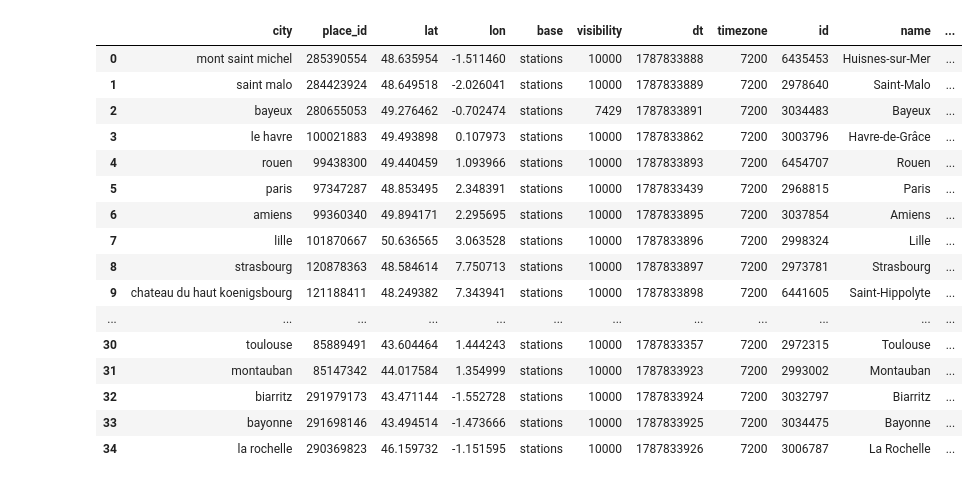
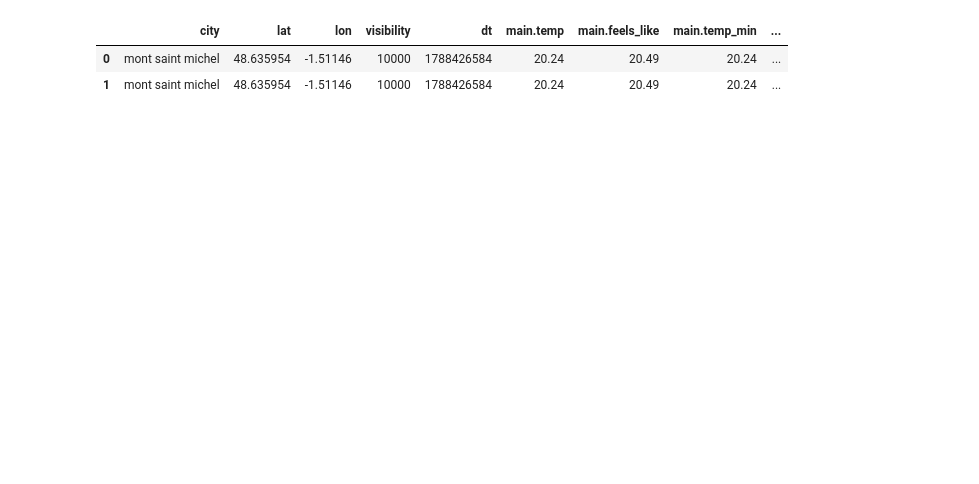
Before and after one commit to helene-mourez/jedha_kayak, a Jupyter notebook: EDA_kayak.ipynb, the cells around one changed output. Cells and saved outputs as stored; diff of their text form; code cells hidden in the pictures; blank space fills up the shorter version.

```diff
--- a/EDA_kayak.ipynb
+++ b/EDA_kayak.ipynb
@@ -7,25 +7,11 @@ import seaborn as sns
 import plotly.express as px
 import plotly.graph_objects as go
 # %%
-final_df = pd.read_csv("/Users/nicolasbour/Desktop/Projets_IA /Projets_certif/02_kayak/data/final_data_test.csv")
+final_df = pd.read_csv("/Users/nicolasbour/Desktop/Projets_IA /Projets_certif/02_kayak/data/final_data_cleaned.csv")
 # %%
 pd.set_option('display.max_columns', None)
-final_df
+final_df.head(2)
 # %% [output]
-|  | city | place_id | lat | lon | base | visibility | dt | timezone | id | name | ... |
-| 0 | mont saint michel | 285390554 | 48.635954 | -1.511460 | stations | 10000 | 1787833888 | 7200 | 6435453 | Huisnes-sur-Mer | ... |
-| 1 | saint malo | 284423924 | 48.649518 | -2.026041 | stations | 10000 | 1787833889 | 7200 | 2978640 | Saint-Malo | ... |
-| 2 | bayeux | 280655053 | 49.276462 | -0.702474 | stations | 7429 | 1787833891 | 7200 | 3034483 | Bayeux | ... |
-| 3 | le havre | 100021883 | 49.493898 | 0.107973 | stations | 10000 | 1787833862 | 7200 | 3003796 | Havre-de-Grâce | ... |
-| 4 | rouen | 99438300 | 49.440459 | 1.093966 | stations | 10000 | 1787833893 | 7200 | 6454707 | Rouen | ... |
-| 5 | paris | 97347287 | 48.853495 | 2.348391 | stations | 10000 | 1787833439 | 7200 | 2968815 | Paris | ... |
-| 6 | amiens | 99360340 | 49.894171 | 2.295695 | stations | 10000 | 1787833895 | 7200 | 3037854 | Amiens | ... |
-| 7 | lille | 101870667 | 50.636565 | 3.063528 | stations | 10000 | 1787833896 | 7200 | 2998324 | Lille | ... |
-| 8 | strasbourg | 120878363 | 48.584614 | 7.750713 | stations | 10000 | 1787833897 | 7200 | 2973781 | Strasbourg | ... |
-| 9 | chateau du haut koenigsbourg | 121188411 | 48.249382 | 7.343941 | stations | 10000 | 1787833898 | 7200 | 6441605 | Saint-Hippolyte | ... |
-| ... | ... | ... | ... | ... | ... | ... | ... | ... | ... | ... | ... |
-| 30 | toulouse | 85889491 | 43.604464 | 1.444243 | stations | 10000 | 1787833357 | 7200 | 2972315 | Toulouse | ... |
-| 31 | montauban | 85147342 | 44.017584 | 1.354999 | stations | 10000 | 1787833923 | 7200 | 2993002 | Montauban | ... |
-| 32 | biarritz | 291979173 | 43.471144 | -1.552728 | stations | 10000 | 1787833924 | 7200 | 3032797 | Biarritz | ... |
-| 33 | bayonne | 291698146 | 43.494514 | -1.473666 | stations | 10000 | 1787833925 | 7200 | 3034475 | Bayonne | ... |
-| 34 | la rochelle | 290369823 | 46.159732 | -1.151595 | stations | 10000 | 1787833926 | 7200 | 3006787 | La Rochelle | ... |
+|  | city | lat | lon | visibility | dt | main.temp | main.feels_like | main.temp_min | ... |
+| 0 | mont saint michel | 48.635954 | -1.51146 | 10000 | 1788426584 | 20.24 | 20.49 | 20.24 | ... |
+| 1 | mont saint michel | 48.635954 | -1.51146 | 10000 | 1788426584 | 20.24 | 20.49 | 20.24 | ... |
```
Also changed, not shown: parts of 32 cells of this notebook, 16 other files.
